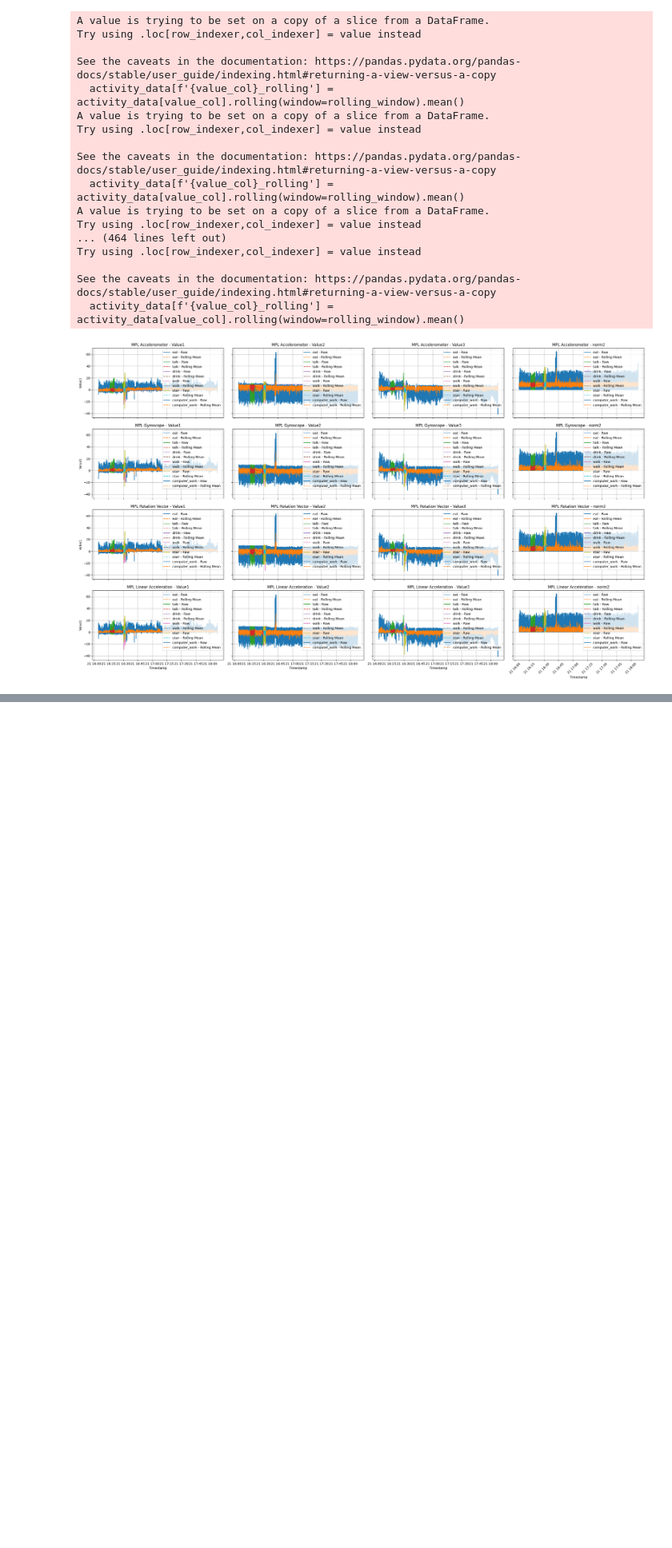
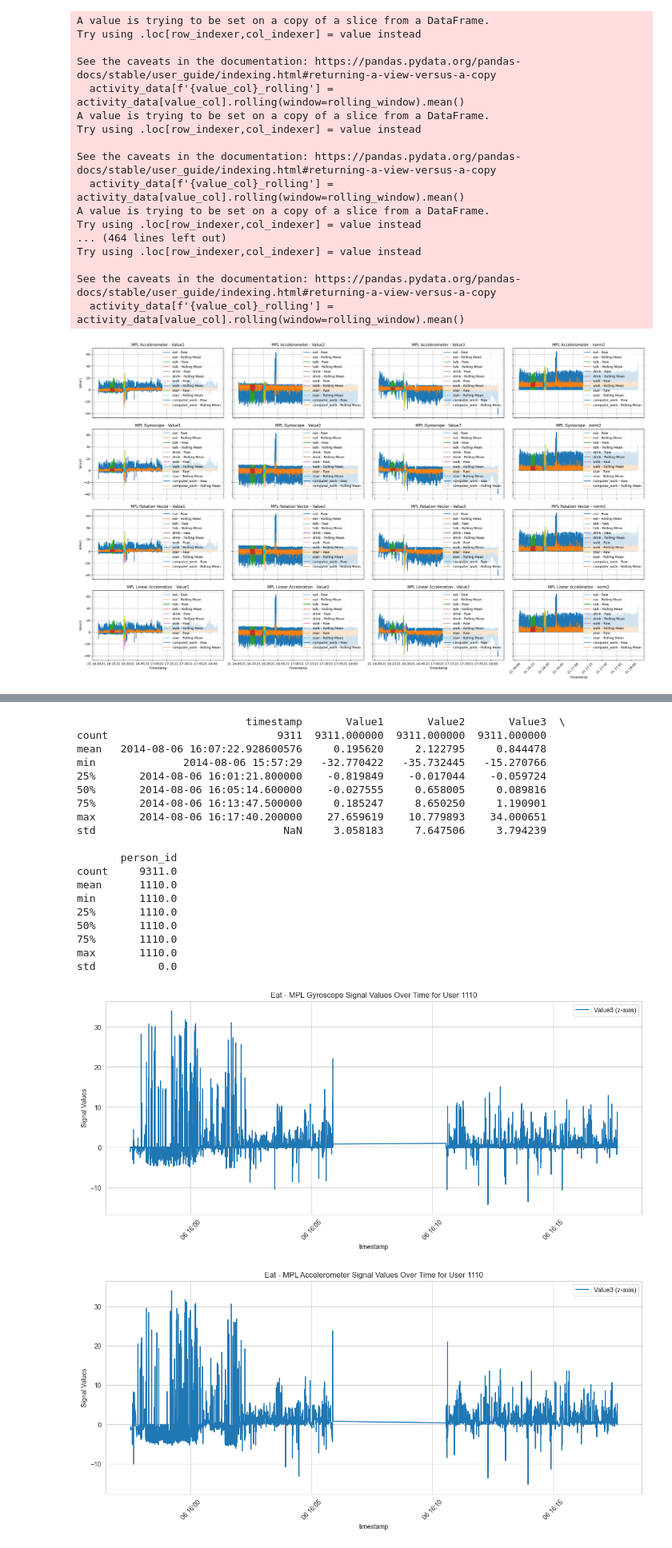
Before and after one commit to RohanRegar/Complex_Activity_Recognition, a Jupyter notebook: food.ipynb, the cells around one changed output, grey strips where cells are left out. Shown at 80% size. Drawn from its saved outputs; the diff is of its cells as text; code cells hidden in the pictures; blank space fills up the shorter version.

```diff
--- a/food.ipynb
+++ b/food.ipynb
@@ -981,0 +1120,62 @@ plt.show()
+# %%
+import matplotlib.pyplot as plt
+import seaborn as sns
+
+# Set up Seaborn style for plots
+sns.set_style("whitegrid")
+
+# Define specific person and activity to visualize
+specific_user = 1110
+activity = 'eat'
+
+# Filter dataset for the specific user, activity, and sensors
+data_activity = cumulative_dataset[
+    (cumulative_dataset['person_id'] == specific_user) &
+    (cumulative_dataset['Activity'] == activity) &
+    (cumulative_dataset['Sensor'].isin(['MPL Gyroscope', 'MPL Accelerometer']))
+]
+
+# Take the first 1000 data points for visualization
+data_activity = data_activity
+
+# Print description of the filtered data
+print(data_activity.describe())
+
+# Create separate plots for each sensor
+sensors = data_activity['Sensor'].unique()
+for sensor in sensors:
+    sensor_data = data_activity[data_activity['Sensor'] == sensor]
+
+    plt.figure(figsize=(15, 6))
+    # sns.lineplot(x='timestamp', y='Value1', data=sensor_data, label='Value1 (x-axis)')
+    # sns.lineplot(x='timestamp', y='Value2', data=sensor_data, label='Value2 (y-axis)')
+    sns.lineplot(x='timestamp', y='Value3', data=sensor_data, label='Value3 (z-axis)')
+
+    # Customize plot
+    plt.legend(loc="upper right")
+    plt.ylabel('Signal Values')
+    plt.title(f'{activity.capitalize()} - {sensor} Signal Values Over Time for User {specific_user}')
+    plt.xticks(rotation=45)
+    plt.show()
+# %% [output]
+                           timestamp       Value1       Value2       Value3  \
+count                           9311  9311.000000  9311.000000  9311.000000
+mean   2014-08-06 16:07:22.928600576     0.195620     2.122795     0.844478
+min              2014-08-06 15:57:29   -32.770422   -35.732445   -15.270766
+25%       2014-08-06 16:01:21.800000    -0.819849    -0.017044    -0.059724
+50%       2014-08-06 16:05:14.600000    -0.027555     0.658005     0.089816
+75%       2014-08-06 16:13:47.500000     0.185247     8.650250     1.190901
+max       2014-08-06 16:17:40.200000    27.659619    10.779893    34.000651
+std                              NaN     3.058183     7.647506     3.794239
+
+       person_id
+count     9311.0
+mean      1110.0
+min       1110.0
+25%       1110.0
+50%       1110.0
+75%       1110.0
+max       1110.0
+std          0.0
+[figure, added]
+[figure, added]
```
Also changed, not shown: parts of 8 cells of this notebook.
